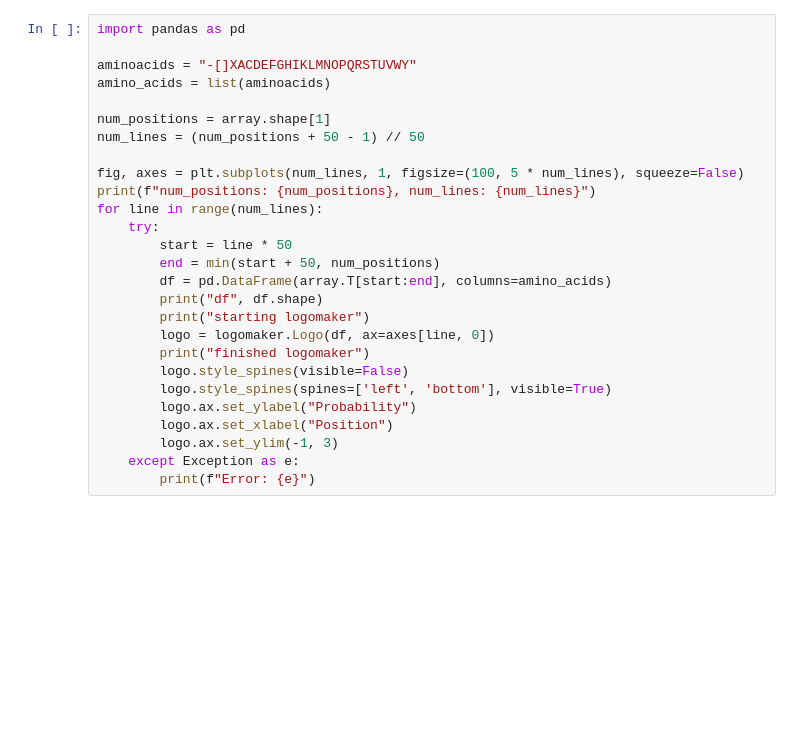
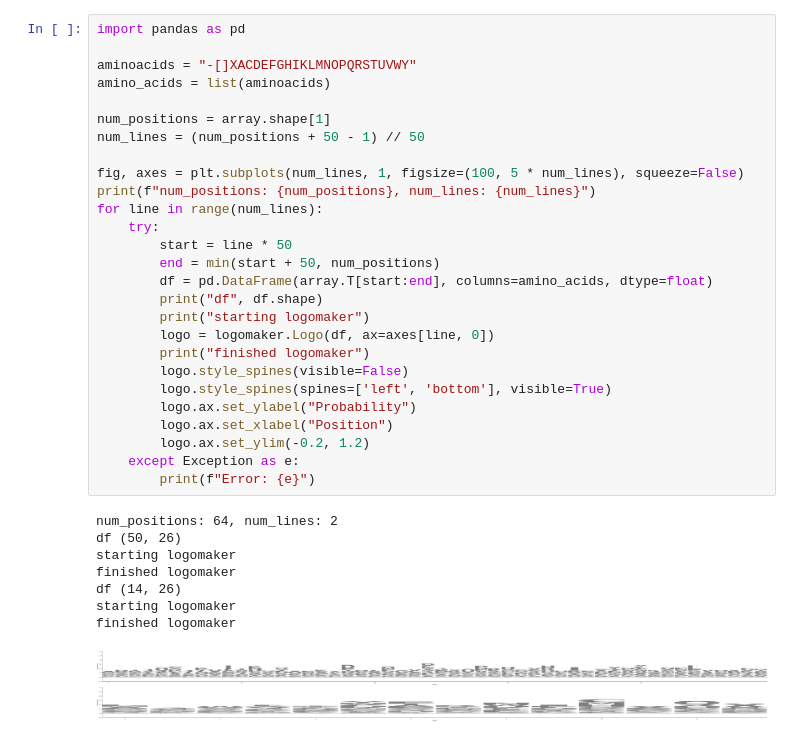
Before and after one commit to kkj15dk/ProtDiffusion, a Jupyter notebook: example_logo.ipynb, the cells around one changed output. Cells and saved outputs as stored; diff of their text form; blank space fills up the shorter version.

```diff
--- a/example_logo.ipynb
+++ b/example_logo.ipynb
@@ -96,27 +70,36 @@ logo = logomaker.Logo(df, ax=ax)
 # %%
 import pandas as pd
 
 aminoacids = "-[]XACDEFGHIKLMNOPQRSTUVWY"
 amino_acids = list(aminoacids)
 
 num_positions = array.shape[1]
 num_lines = (num_positions + 50 - 1) // 50
 
 fig, axes = plt.subplots(num_lines, 1, figsize=(100, 5 * num_lines), squeeze=False)
 print(f"num_positions: {num_positions}, num_lines: {num_lines}")
 for line in range(num_lines):
     try:
         start = line * 50
         end = min(start + 50, num_positions)
-        df = pd.DataFrame(array.T[start:end], columns=amino_acids)
+        df = pd.DataFrame(array.T[start:end], columns=amino_acids, dtype=float)
         print("df", df.shape)
         print("starting logomaker")
         logo = logomaker.Logo(df, ax=axes[line, 0])
         print("finished logomaker")
         logo.style_spines(visible=False)
         logo.style_spines(spines=['left', 'bottom'], visible=True)
         logo.ax.set_ylabel("Probability")
         logo.ax.set_xlabel("Position")
-        logo.ax.set_ylim(-1, 3)
+        logo.ax.set_ylim(-0.2, 1.2)
     except Exception as e:
         print(f"Error: {e}")
+# %% [output]
+num_positions: 64, num_lines: 2
+df (50, 26)
+starting logomaker
+finished logomaker
+df (14, 26)
+starting logomaker
+finished logomaker
+[figure, added]
```
Also changed, not shown: parts of 7 cells of this notebook, 6 other files.
